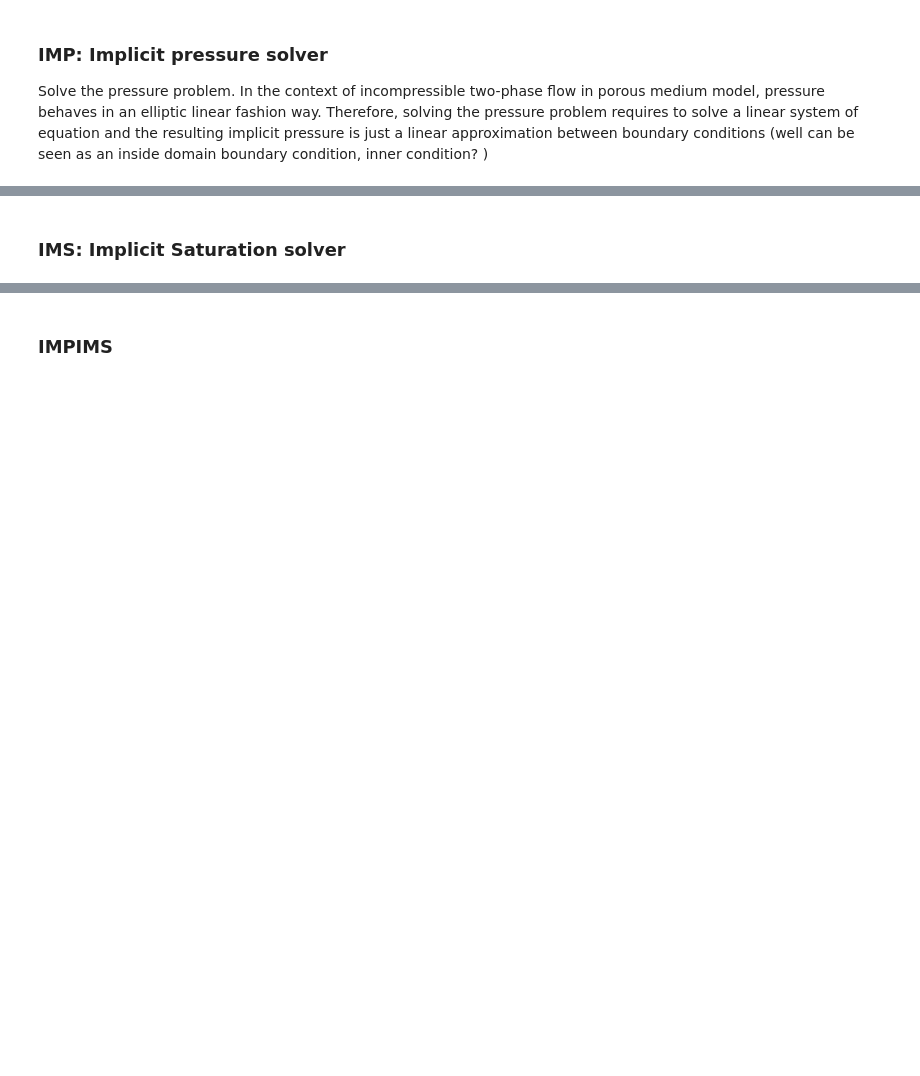
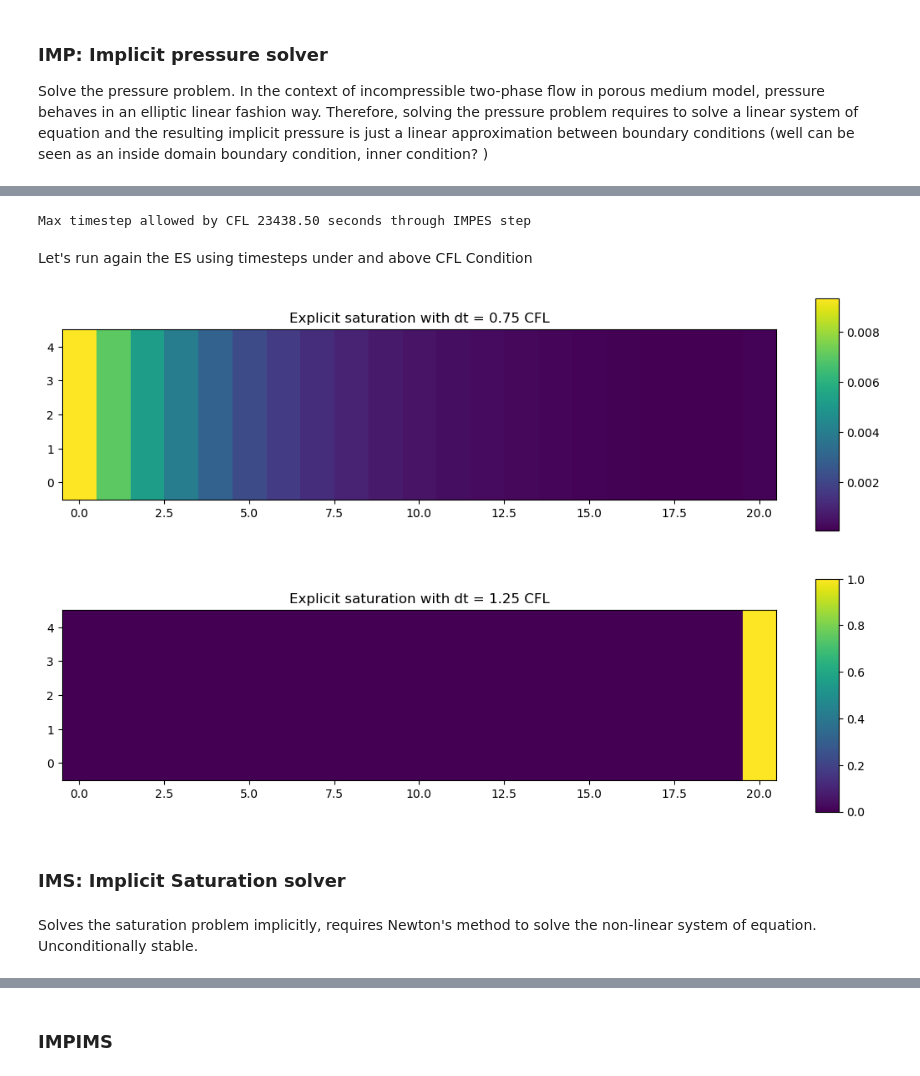
Before and after one commit to PINN-Well-opening-and-closing-events/Yads, a Jupyter notebook: examples/tutorial/4_solvers_and_schemes.ipynb, the cells around one changed output, grey strips where cells are left out. Drawn from its saved outputs; the diff is of its cells as text; code cells hidden in the pictures; blank space fills up the shorter version.

```diff
--- a/examples/tutorial/4_solvers_and_schemes.ipynb
+++ b/examples/tutorial/4_solvers_and_schemes.ipynb
@@ -173,0 +188,16 @@ array([0.00449365, 0.00449365, 0.00449365, 0.00449365, 0.00449365,
+# %%
+cfl_IMPES, _ = cfl_condition(grid=grid,
+              phi=phi,
+              Pb=Pb,
+              F=F,
+              F_well=F_well,
+              dfw=dfw_dsw,
+              mu_o=mu_g,
+              mu_w=mu_w,
+              wells=[])
+# %%
+print(f"Max timestep allowed by CFL {cfl_IMPES:.2f} seconds through IMPES step")
+# %% [output]
+Max timestep allowed by CFL 23438.50 seconds through IMPES step
+# %% [markdown]
+Let's run again the ES using timesteps under and above CFL Condition
@@ -174,5 +223,42 @@ array([0.00449365, 0.00449365, 0.00449365, 0.00449365, 0.00449365,
+# %%
+# gaz saturation initialization: Only water at first
+S = np.full(grid.nb_cells, 0.0)
+# timestep in seconds
+dt = 1.25 * cfl_IMPES
+S_exp_above, _, _ = explicit_saturation_solver(
+                        grid=grid,
+                        K=K,
+                        phi=phi,
+                        T=T,
+                        P=Pimp,
+                        S=S,
+                        Pb=Pb,
+                        Sb_dict=Sb_dict,
+                        dt=dt,
+                        mu_o=mu_g,
+                        mu_w=mu_w,
+                        wells=[],
+                    )
+# %%
+fig, (ax1, ax2) = plt.subplots(2, 1, figsize=(12, 8))
+
+im = ax1.imshow(S_exp_under.reshape(21, 5).T)
+ax1.invert_yaxis()
+ax1.set_title("Explicit saturation with dt = 0.75 CFL")
+plt.colorbar(im, ax=ax1, aspect=10, fraction=0.03)
+
+im2 = ax2.imshow(S_exp_above.reshape(21, 5).T)
+ax2.invert_yaxis()
+ax2.set_title("Explicit saturation with dt = 1.25 CFL")
+
+plt.colorbar(im2, ax=ax2, aspect=10, fraction=0.03)
+plt.show()
+# %% [output]
+[figure, added]
 # %% [markdown]
 ### IMS: Implicit Saturation solver
+# %% [markdown]
+Solves the saturation problem implicitly, requires Newton's method to solve the non-linear system of equation. Unconditionally stable.
 # %%
 # gaz saturation initialization: Only water at first
 S = np.full(grid.nb_cells, 0.0)
```
Also changed, not shown: parts of 24 cells of this notebook.
